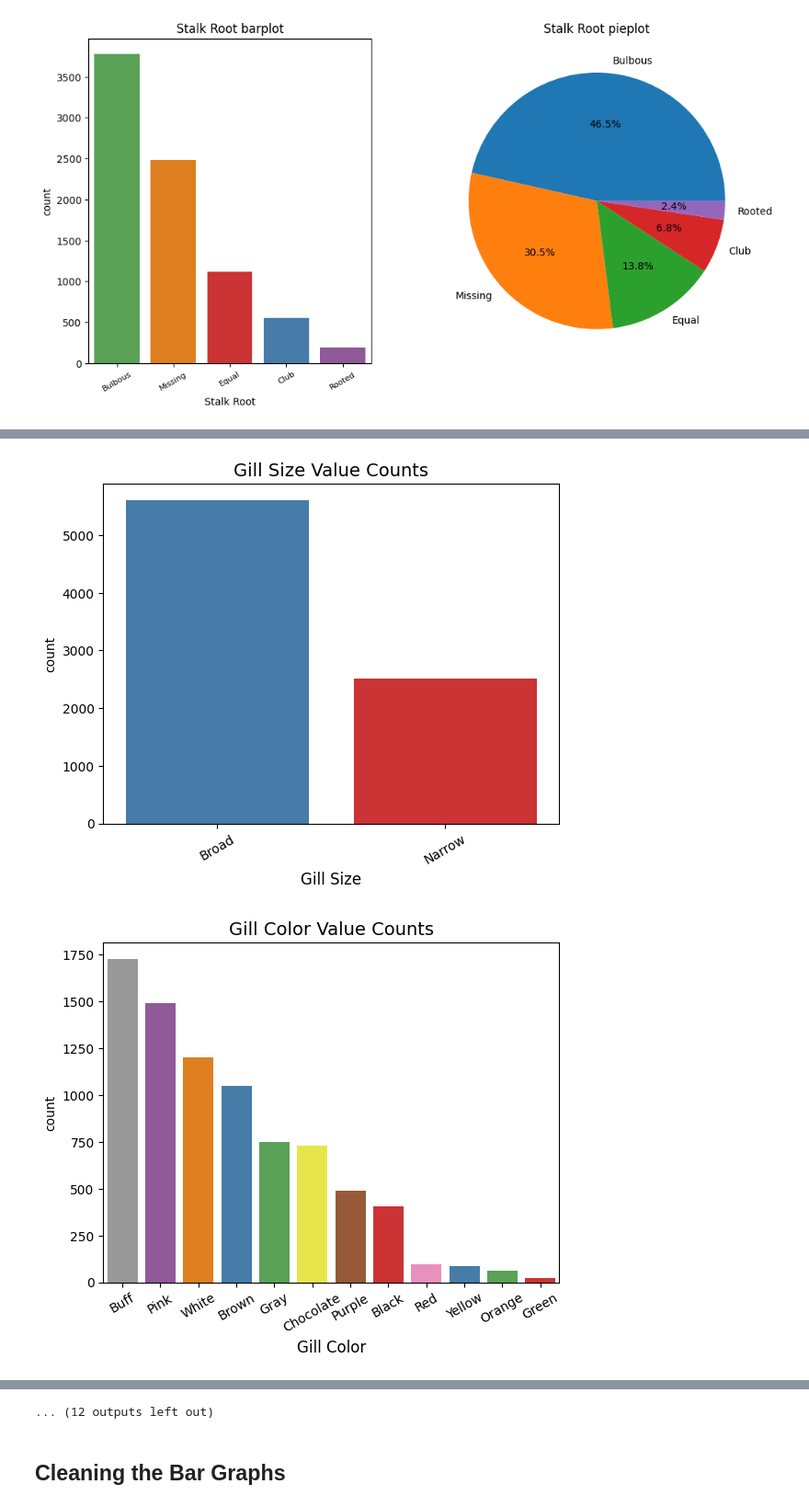
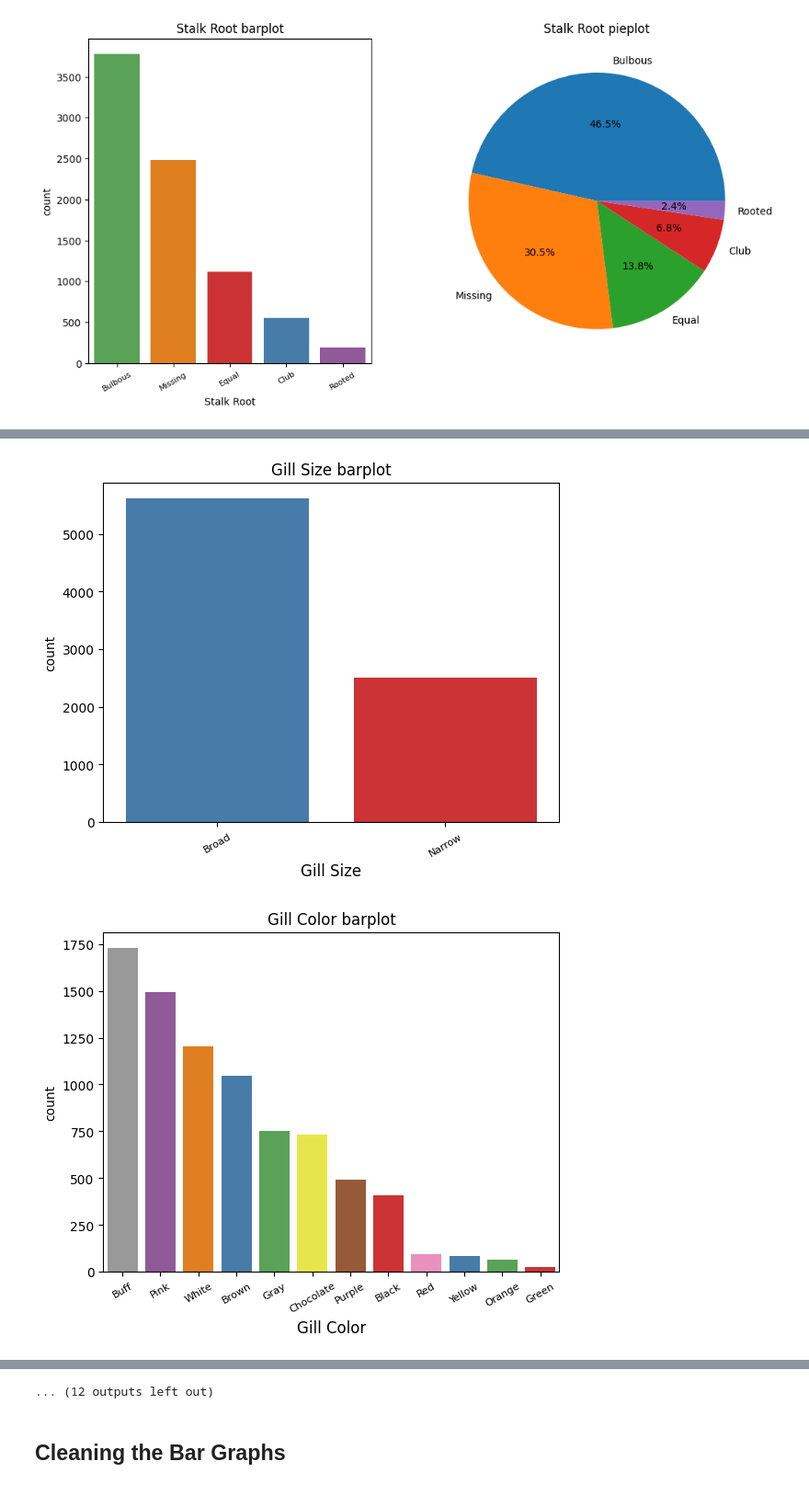
Before and after one commit to 7086600/exploring_mushrooms, a Jupyter notebook: exploring_mushrooms.ipynb, the cells around one changed output, grey strips where cells are left out. Shown: that part at 92% size. Drawn from its saved outputs; the diff is of its cells as text; code cells hidden in the pictures.

Commit message:
creating function barplot; rewrite for-loop with it

```diff
--- a/exploring_mushrooms.ipynb
+++ b/exploring_mushrooms.ipynb
@@ -49,6 +49,13 @@ plt.subplots_adjust(left=0.05, bottom=0.05, right=0.95, top=0.95, wspace=0.3, hs
 plt.show()
 # %% [output]
 [figure]
+# %%
+def barplot(df, column_name):
+    sns.countplot(x=df[column_name], palette='Set1', hue=df[column_name], legend=False, order=df[column_name].value_counts().index)
+    plt.title(f"{column_name} barplot")
+    plt.xticks(rotation=30, fontsize=8)
+    plt.xlabel(column_name, fontsize=12)
+    plt.show()
 # %%
 # 2-4 plot each column
 # list of all column headers
@@ -57,13 +64,16 @@ columns= df.columns.to_list()
 # creatining a for-loop to plot each column
 for i in range(len(columns)):
     # print(columns[i])
-    sns.countplot(x=df[columns[i]], palette='Set1', hue=df[columns[i]], legend=False, order=df[columns[i]].value_counts().index) #8 add ordering
-    # 6 # rotates the value labels slightly so they don’t overlap, also slightly increases font size
-    plt.xticks(rotation=30, fontsize=10)
-    # increases the variable label font size slightly to increase readability
-    plt.xlabel(columns[i], fontsize=12)
-    # 7 add an informative title
-    plt.title(f"{columns[i]} Value Counts", fontsize=14)
-    plt.show()
+
+    barplot(df, columns[i])
+
+    # sns.countplot(x=df[columns[i]], palette='Set1', hue=df[columns[i]], legend=False, order=df[columns[i]].value_counts().index) #8 add ordering
+    # # 6 # rotates the value labels slightly so they don’t overlap, also slightly increases font size
+    # plt.xticks(rotation=30, fontsize=10)
+    # # increases the variable label font size slightly to increase readability
+    # plt.xlabel(columns[i], fontsize=12)
+    # # 7 add an informative title
+    # plt.title(f"{columns[i]} Value Counts", fontsize=14)
+    # plt.show()
     plt.clf()  # Clear the current figure to avoid overlap in plots
 # %% [output]
@@ -78,2 +88,2 @@ for i in range(len(columns)):
-[figure, old version]
+[figure, new version]
-[figure, old version]
+[figure, new version]
```
Also changed, not shown: parts of 1 cell of this notebook.
